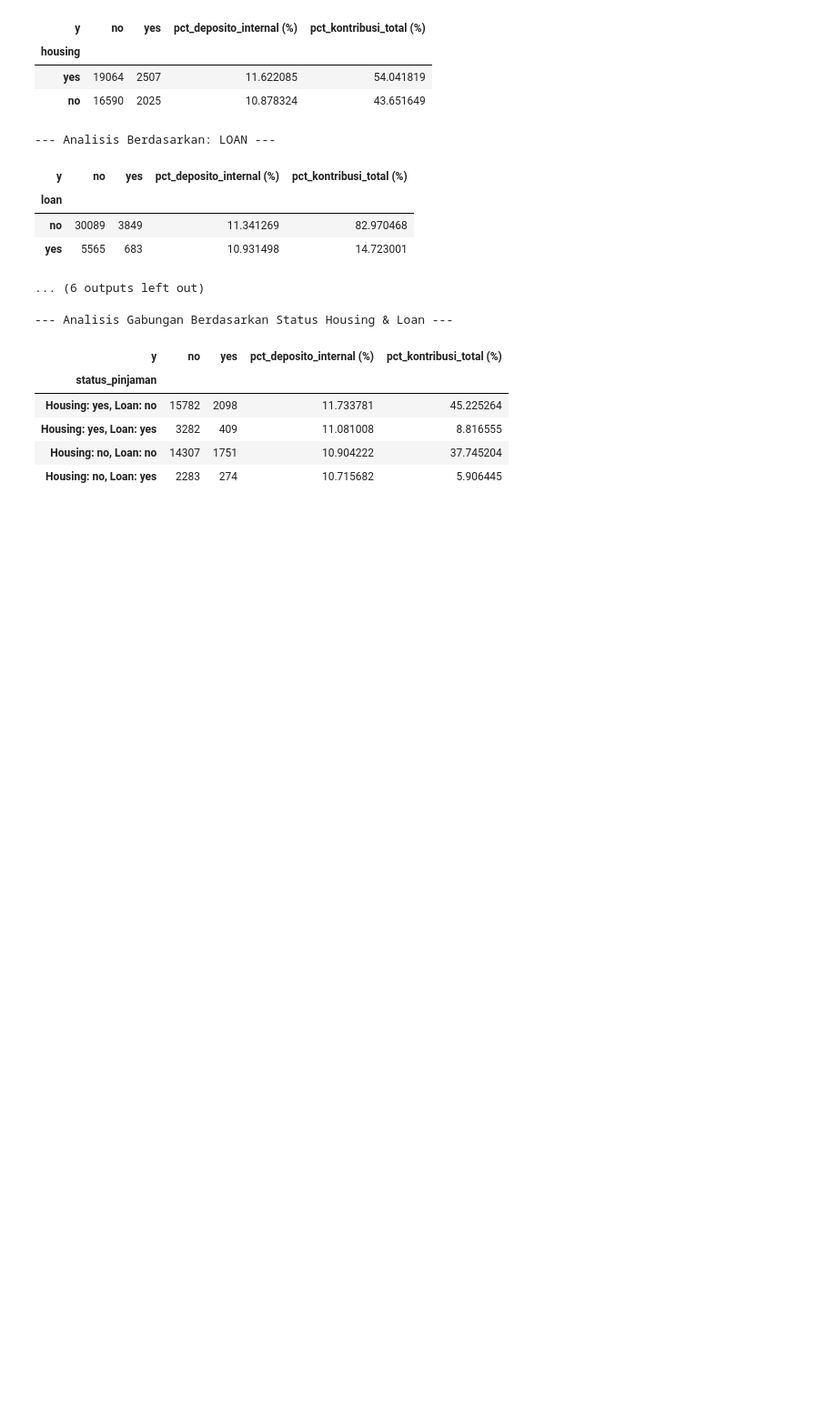
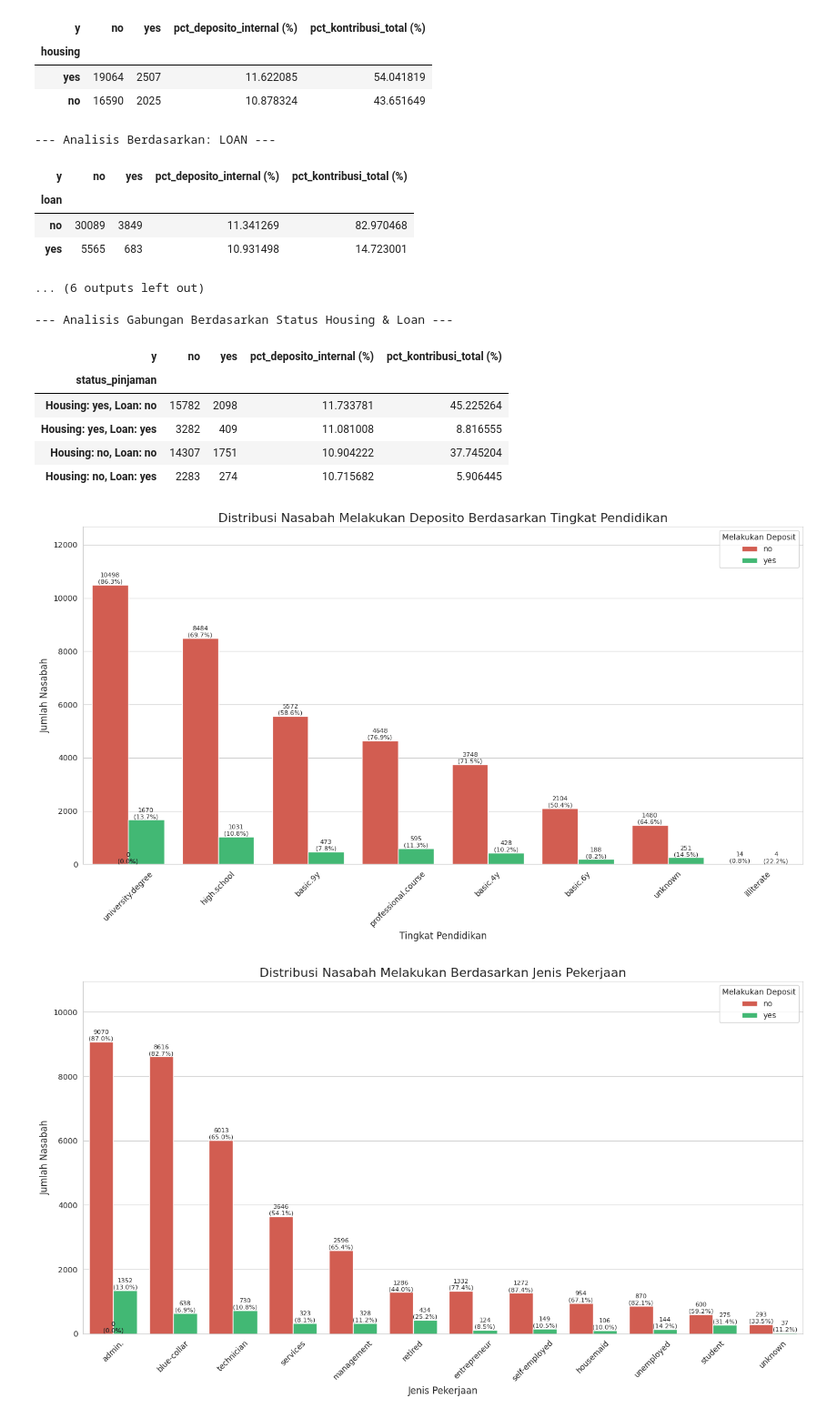
Before and after one commit to purbaronny/prwdhk-ds-group-final, a Jupyter notebook: src/solution7.ipynb, the cells around one changed output. Shown at 91% size. Cells and saved outputs as stored; diff of their text form; code cells hidden in the pictures; blank space fills up the shorter version.

```diff
--- a/src/solution7.ipynb
+++ b/src/solution7.ipynb
@@ -1003,3 +1039,83 @@ display(analisis_df.sort_values(by='pct_deposito_internal (%)', ascending=False)
 | Housing: yes, Loan: yes | 3282 | 409 | 11.081008 | 8.816555 |
 | Housing: no, Loan: no | 14307 | 1751 | 10.904222 | 37.745204 |
 | Housing: no, Loan: yes | 2283 | 274 | 10.715682 | 5.906445 |
+# %%
+# 2. Pengaturan Umum untuk Visualisasi
+# Mengatur tema dan palet warna agar konsisten.
+sns.set_style("whitegrid")
+palette = {"yes": "#2ecc71", "no": "#e74c3c"}
+
+# 3. Fungsi Bantuan untuk Menambahkan Label
+# Fungsi ini akan menghitung dan menambahkan teks (jumlah & persentase) ke setiap batang.
+def add_labels(ax, feature):
+    """Fungsi untuk menambahkan label jumlah dan persentase pada bar chart."""
+    # Menghitung total untuk setiap kategori pada fitur yang diberikan
+    totals = df[feature].value_counts()
+
+    # Looping melalui setiap batang (patch) pada plot
+    for p in ax.patches:
+        # Mendapatkan tinggi batang (ini adalah jumlah absolut)
+        height = p.get_height()
+
+        # Mendapatkan nama kategori dari posisi x pada batang
+        # Ini diperlukan untuk mencari total kategori
+        category_name = ax.get_xticklabels()[int(p.get_x() + p.get_width() / 2)].get_text()
+
+        # Mengambil total untuk kategori spesifik
+        total = totals[category_name]
+
+        # Menghitung persentase
+        percentage = (height / total) * 100
+
+        # Menambahkan teks ke atas batang
+        ax.text(p.get_x() + p.get_width() / 2.,
+                height + 5,  # Atur posisi vertikal sedikit di atas batang
+                f'{int(height)}\n({percentage:.1f}%)', # Format teks: Jumlah (Persen%)
+                ha="center", va="bottom", fontsize=8)
+
+# --- 4. Membuat Plot untuk 'Education' ---
+# Membuat figure dan axes untuk plot
+fig1, ax1 = plt.subplots(figsize=(14, 8))
+# Membuat countplot menggunakan seaborn
+sns.countplot(ax=ax1, data=df, x='education', hue='y', order=df['education'].value_counts().index, palette=palette)
+# Mengatur judul dan label
+ax1.set_title('Distribusi Nasabah Melakukan Deposito Berdasarkan Tingkat Pendidikan', fontsize=16)
+ax1.set_xlabel('Tingkat Pendidikan', fontsize=12)
+ax1.set_ylabel('Jumlah Nasabah', fontsize=12)
+ax1.tick_params(axis='x', rotation=45) # Memutar label x agar tidak tumpang tindih
+ax1.legend(title='Melakukan Deposit')
+# Memanggil fungsi untuk menambahkan label
+add_labels(ax1, 'education')
+# Menyesuaikan batas atas sumbu y agar label tidak terpotong
+ax1.set_ylim(0, ax1.get_ylim()[1] * 1.15)
+# Merapikan layout dan menyimpan gambar
+plt.tight_layout()
+
+
+# --- 5. Membuat Plot untuk 'Job' ---
+fig2, ax2 = plt.subplots(figsize=(14, 8))
+sns.countplot(ax=ax2, data=df, x='job', hue='y', order=df['job'].value_counts().index, palette=palette)
+ax2.set_title('Distribusi Nasabah Melakukan Berdasarkan Jenis Pekerjaan', fontsize=16)
+ax2.set_xlabel('Jenis Pekerjaan', fontsize=12)
+ax2.set_ylabel('Jumlah Nasabah', fontsize=12)
+ax2.tick_params(axis='x', rotation=45)
+ax2.legend(title='Melakukan Deposit')
+add_labels(ax2, 'job')
+ax2.set_ylim(0, ax2.get_ylim()[1] * 1.15)
+plt.tight_layout()
+
+
+
+# --- 6. Membuat Plot untuk 'Marital' ---
+fig3, ax3 = plt.subplots(figsize=(12, 7))
+sns.countplot(ax=ax3, data=df, x='marital', hue='y', order=df['marital'].value_counts().index, palette=palette)
+ax3.set_title('Distribusi Nasabah Melakukan Deposito Berdasarkan Status Pernikahan', fontsize=16)
+ax3.set_xlabel('Status Pernikahan', fontsize=12)
+ax3.set_ylabel('Jumlah Nasabah', fontsize=12)
+ax3.legend(title='Melakukan Deposit')
+add_labels(ax3, 'marital')
+ax3.set_ylim(0, ax3.get_ylim()[1] * 1.15)
+plt.tight_layout()
+# %% [output]
+[figure, added]
+[figure, added]
```
Also changed, not shown: parts of 7 cells of this notebook.
